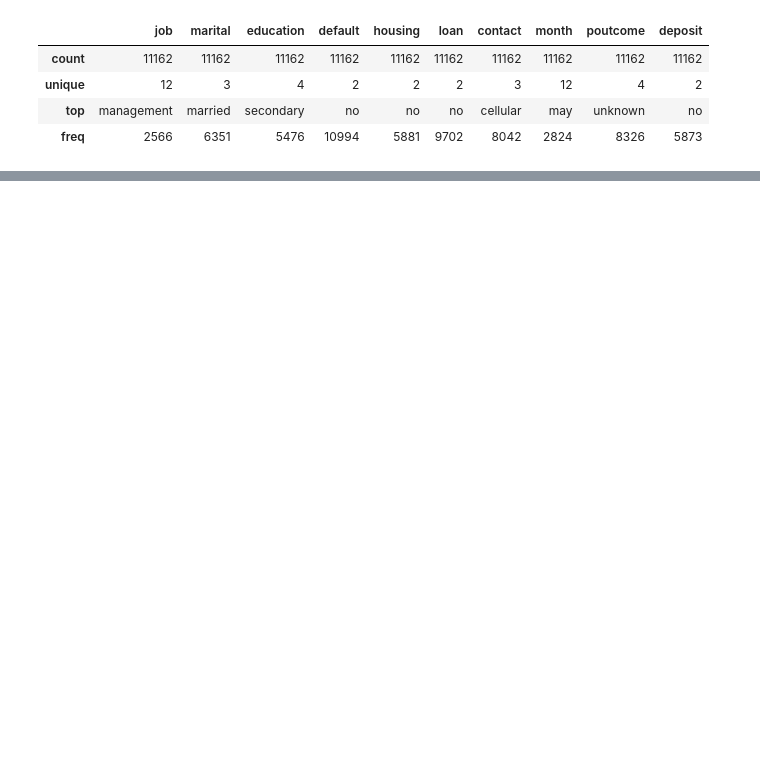
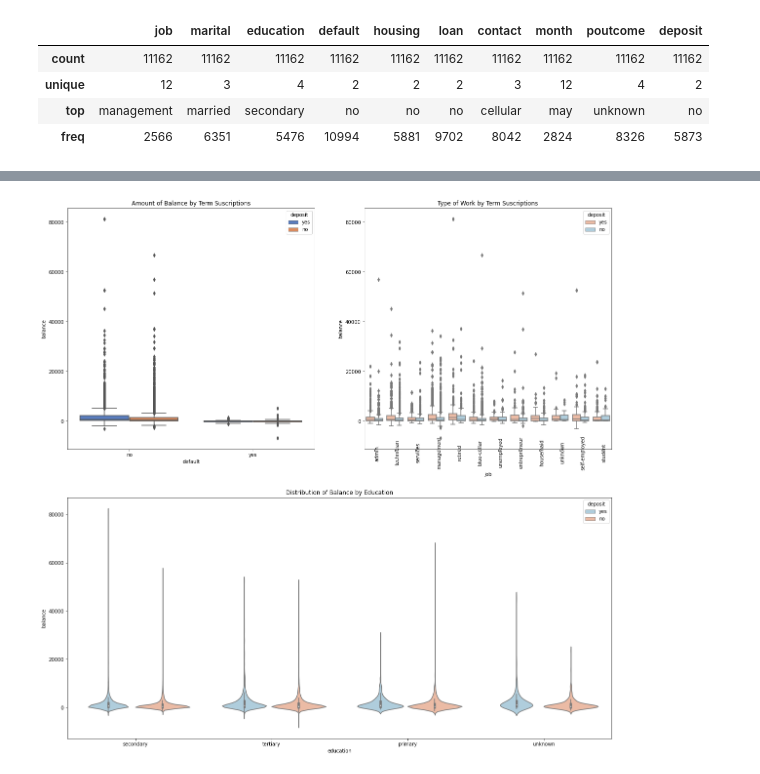
Before and after one commit to ducpminh668/analyst_open_deposit, a Jupyter notebook: Bank Marketing DataSet - Intelligent Targeting.ipynb, the cells around one changed output, grey strips where cells are left out. Cells and saved outputs as stored; diff of their text form; code cells hidden in the pictures; blank space fills up the shorter version.

```diff
--- a/Bank Marketing DataSet - Intelligent Targeting.ipynb
+++ b/Bank Marketing DataSet - Intelligent Targeting.ipynb
@@ -71,0 +125,27 @@ Requirement already satisfied: six in /Library/Frameworks/Python.framework/Versi
+# %%
+fig = plt.figure(figsize=(20,20))
+ax1 = fig.add_subplot(221)
+ax2 = fig.add_subplot(222)
+ax3 = fig.add_subplot(212)
+
+g = sns.boxplot(x="default", y="balance", hue="deposit",
+                    data=raw_data, palette="muted", ax=ax1)
+
+g.set_title("Amount of Balance by Term Suscriptions")
+
+# ax.set_xticklabels(df["default"].unique(), rotation=45, rotation_mode="anchor")
+
+g1 = sns.boxplot(x="job", y="balance", hue="deposit",
+                 data=raw_data, palette="RdBu", ax=ax2)
+
+g1.set_xticklabels(raw_data["job"].unique(), rotation=90, rotation_mode="anchor")
+g1.set_title("Type of Work by Term Suscriptions")
+
+g2 = sns.violinplot(data=raw_data, x="education", y="balance", hue="deposit", palette="RdBu_r")
+
+g2.set_title("Distribution of Balance by Education")
+
+
+plt.show()
+# %% [output]
+[figure, added]
```
Also changed, not shown: parts of 12 cells of this notebook.
